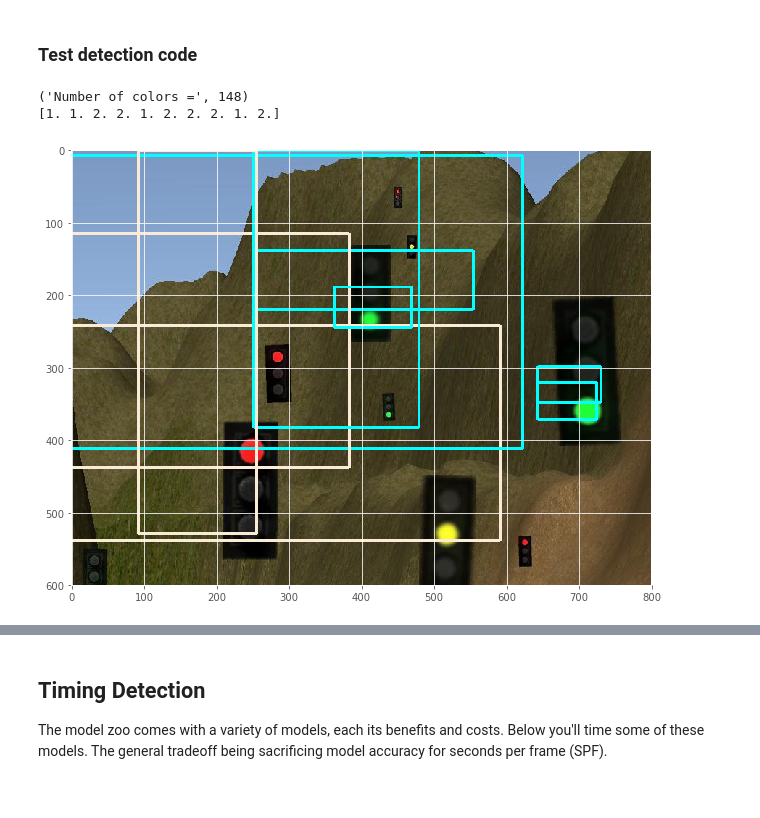
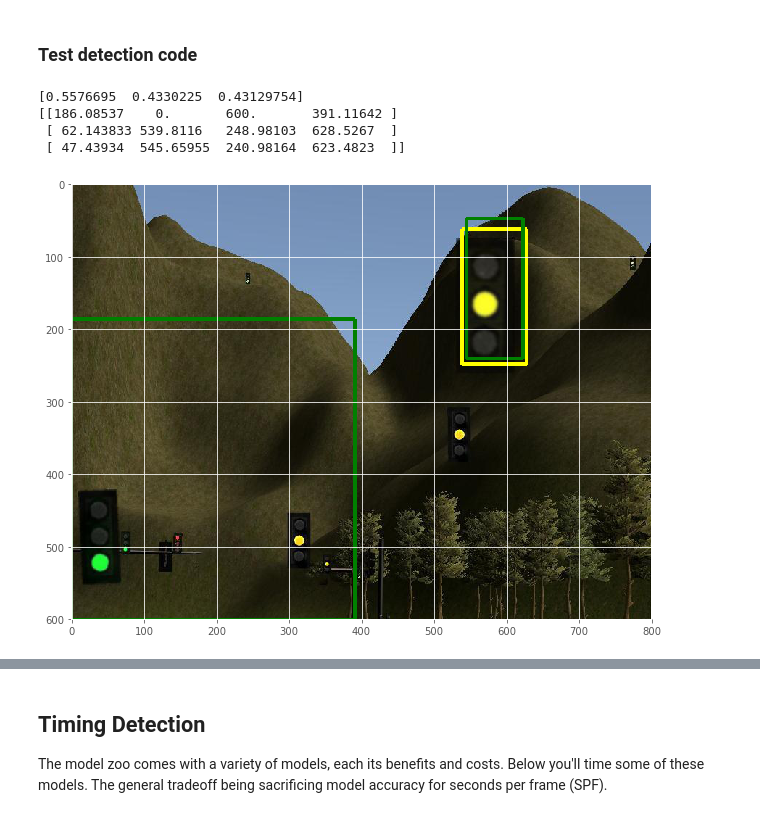
Before and after one commit to thegleb/CarND-Capstone, a Jupyter notebook: model-playground/CarND-capstone-model-playground.ipynb, the cells around one changed output, grey strips where cells are left out. Drawn from its saved outputs; the diff is of its cells as text; code cells hidden in the pictures.

```diff
--- a/model-playground/CarND-capstone-model-playground.ipynb
+++ b/model-playground/CarND-capstone-model-playground.ipynb
@@ -246,7 +247,8 @@ def add_to_image(bg, img_set, num, other_bounding_boxes):
 all_images = []
 all_labels = []
 entries = []
-for i in range(2000):
+dest_folder = './evaluation-dataset/'
+for i in range(500):
     bg = Image.open(backgrounds[random.randint(0, len(backgrounds) - 1)])
 
     filename = 'synthetic-' + str(i)
@@ -271,8 +273,8 @@ for i in range(2000):
     bg_width, bg_height = bg.size
 
     annotation = create_xml(filename + '.jpg', bg_width, bg_height, bounding_boxes, labels)
-    ET.ElementTree(annotation).write('./data/images/' + filename + '.xml')
-    image_filename = './data/images/' + filename + '.jpg'
+    ET.ElementTree(annotation).write(dest_folder + filename + '.xml')
+    image_filename = dest_folder + filename + '.jpg'
     bg.save(image_filename)
 
     # everything below is for writing yaml file for the tfrecord conversion
@@ -417,13 +421,13 @@ def to_image_coords(boxes, height, width):
 
     return box_coords
 
-def draw_boxes(image, boxes, classes, thickness=4):
+def draw_boxes(image, boxes, classes, colors, thickness=3):
     """Draw bounding boxes on the image"""
     draw = ImageDraw.Draw(image)
     for i in range(len(boxes)):
         bot, left, top, right = boxes[i, ...]
         class_id = int(classes[i])
-        color = COLOR_LIST[class_id]
+        color = colors[class_id - 1]
         draw.line([(left, top), (left, bot), (right, bot), (right, top), (left, top)], width=thickness, fill=color)
 
 def load_graph(graph_file):
@@ -449,13 +453,9 @@ def preprocess(img):
     img = cv2.cvtColor(img, cv2.COLOR_HSV2RGB)
     return Image.fromarray(img)
 # %%
-detection_graph = load_graph('./model/frozen_inference_graph.pb')
-image = Image.open('./synthetic-dataset-2/images/synthetic-10.jpg')
+detection_graph = load_graph('./models-misc/ssd_inception_v2_1000steps/frozen_inference_graph.pb')
+image = Image.open('./evaluation-dataset/synthetic-1.jpg')
 
-# Colors (one for each class)
-cmap = ImageColor.colormap
-print("Number of colors =", len(cmap))
-COLOR_LIST = sorted([c for c in cmap.keys()])
 
 # The input placeholder for the image.
 # `get_tensor_by_name` returns the Tensor with the associated name in the Graph.
@@ -471,37 +471,40 @@ detection_scores = detection_graph.get_tensor_by_name('detection_scores:0')
 # The classification of the object (integer id).
 detection_classes = detection_graph.get_tensor_by_name('detection_classes:0')
 
 
 # image = preprocess(image)
 image_np = np.expand_dims(np.asarray(image, dtype=np.uint8), 0)
 
 with tf.Session(graph=detection_graph) as sess:
     # Actual detection.
     (boxes, scores, classes) = sess.run([detection_boxes, detection_scores, detection_classes],
                                         feed_dict={image_tensor: image_np})
 
     # Remove unnecessary dimensions
     boxes = np.squeeze(boxes)
     scores = np.squeeze(scores)
     classes = np.squeeze(classes)
 
-    confidence_cutoff = 0.3
+    confidence_cutoff = 0.4
     # Filter boxes with a confidence score less than `confidence_cutoff`
     boxes, scores, classes = filter_boxes(confidence_cutoff, boxes, scores, classes)
-
+    print(scores)
     # The current box coordinates are normalized to a range between 0 and 1.
     # This converts the coordinates actual location on the image.
     width, height = image.size
     box_coords = to_image_coords(boxes, height, width)
+    print(box_coords)
 
     # Each class with be represented by a differently colored box
-    draw_boxes(image, box_coords, classes)
+    draw_boxes(image, box_coords, classes, ['green', 'red', 'yellow', 'gray'])
 #     print(detection_classes)
-    print(classes)
+#     print(classes)
 
     plt.figure(figsize=(12, 8))
     plt.imshow(image)
 # %% [output]
-('Number of colors =', 148)
-[1. 1. 2. 2. 1. 2. 2. 2. 1. 2.]
+[0.5576695  0.4330225  0.43129754]
+[[186.08537    0.       600.       391.11642 ]
+ [ 62.143833 539.8116   248.98103  628.5267  ]
+ [ 47.43934  545.65955  240.98164  623.4823  ]]
-[figure, old version]
+[figure, new version]
```
Also changed, not shown: parts of 3 cells of this notebook.
